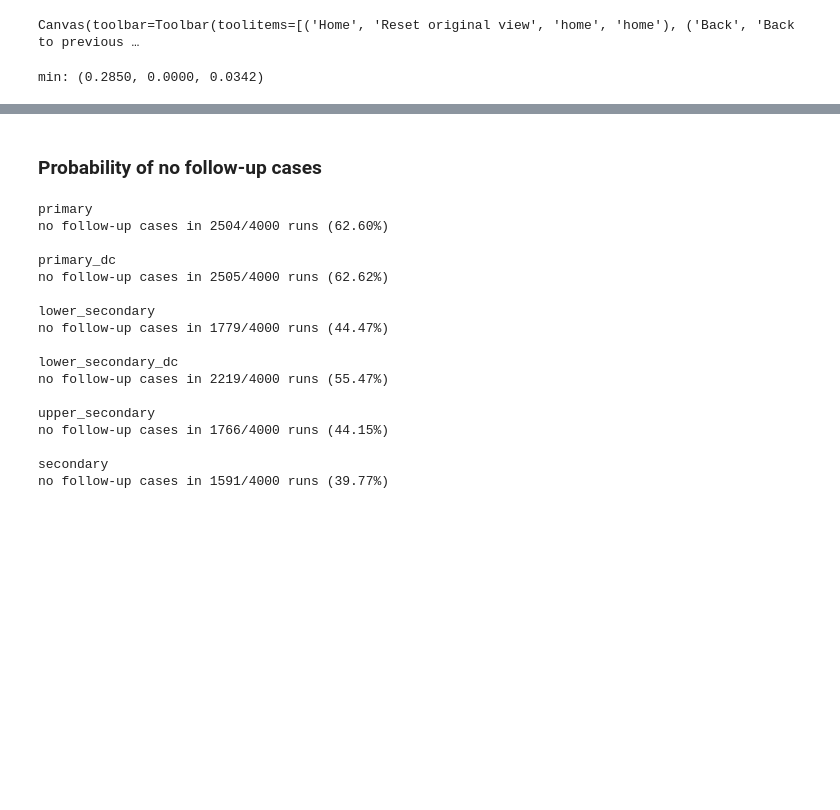
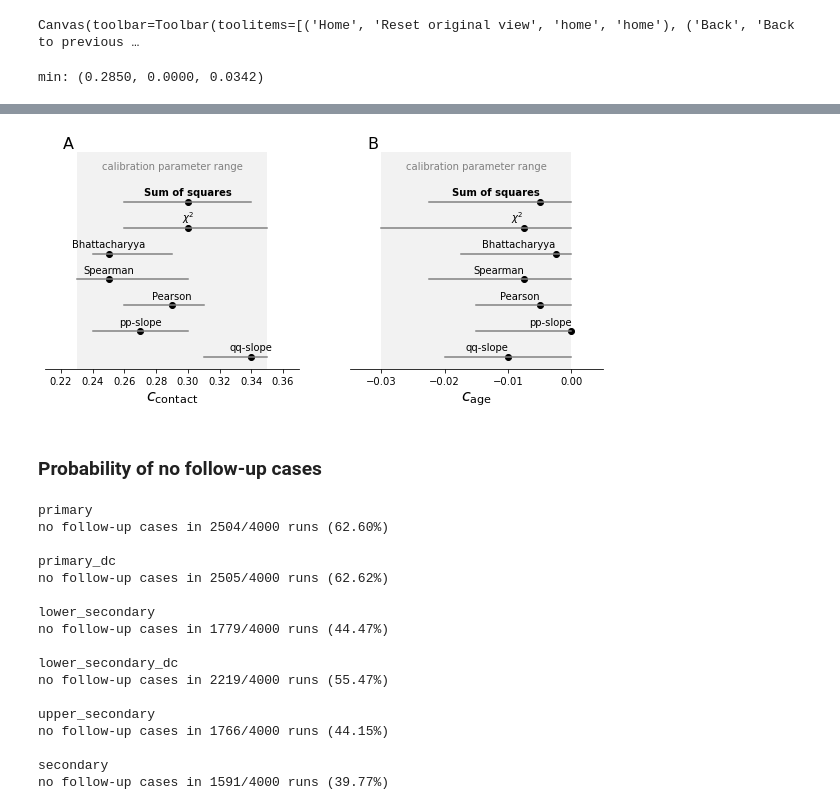
Before and after one commit to JanaLasser/school_SEIRX, a Jupyter notebook: code/calibration/calibration.ipynb, the cells around one changed output, grey strips where cells are left out. Saved outputs shown, nothing was run; the diff lists cells and outputs as text; code cells hidden in the pictures; blank space fills up the shorter version.

```diff
--- a/code/calibration/calibration.ipynb
+++ b/code/calibration/calibration.ipynb
@@ -745,3 +977,83 @@ min: (0.2850, 0.0000, 0.0342)
+# %%
+dst = '../../data/plots/calibration'
+fig, axes = plt.subplots(1, 2, figsize=(10, 4))
+
+distance_col_names = {
+    'chi2_distance':'$\\chi^2$',
+    'sum_of_squares':'Sum of squares',
+    'bhattacharyya_distance':'Bhattacharyya',
+    'pearsonr_difference':'Pearson',
+    'spearmanr_difference':'Spearman',
+    'pp_difference':'pp-slope',
+    'qq_difference':'qq-slope'
+}
+
+y_factor = 1.5
+
+for i, row in bs_df.iterrows():
+    fontweight = 'normal'
+    if row['distance_measure'] == 'sum_of_squares':
+        fontweight = 'bold'
+
+    axes[0].plot([row['cw_0.025'], row['cw_0.975']],
+                 [i * y_factor / 7, i * y_factor / 7],
+                 zorder=2, color=(0.5, 0.5, 0.5))
+    axes[1].plot([row['atd_0.025'], row['atd_0.975']],
+                 [i * y_factor / 7, i * y_factor / 7],
+                 zorder=2, color=(0.5, 0.5, 0.5))
+    axes[0].text(row['cw_median'], i * y_factor / 7 + 0.05,
+                 distance_col_names[row['distance_measure']], ha='center',
+                 fontweight=fontweight)
+    axes[1].text(row['atd_median'], i * y_factor / 7 + 0.05,
+                 distance_col_names[row['distance_measure']], ha='right',
+                 fontweight=fontweight)
+
+axes[0].scatter(bs_df['cw_median'],
+                [i * y_factor / 7 for i in range(len(bs_df))],
+                zorder=2, color='k')
+axes[1].scatter(bs_df['atd_median'],
+                [i * y_factor / 7 for i in range(len(bs_df))],
+                zorder=2, color='k')
+
+axes[0].set_xlim(contact_weights_fine[0] - 0.02,
+                 contact_weights_fine[-1] + 0.02)
+axes[1].set_xlim(age_transmission_discounts_fine[-1] - 0.005,
+                 age_transmission_discounts_fine[0] + 0.005)
+
+axes[0].set_xlabel('$c_\\mathrm{contact}$', fontsize=16)
+axes[1].set_xlabel('$c_\\mathrm{age}$', fontsize=16)
+
+for ax in axes:
+    ax.set_ylim(-0.1, 1 * y_factor + 0.2)
+    ax.spines['top'].set_visible(False)
+    ax.spines['right'].set_visible(False)
+    ax.spines['left'].set_visible(False)
+    ax.set_yticks([])
+
+x_span_cw = contact_weights_fine[-1] - contact_weights_fine[0]
+y_span = 1 * y_factor + 2
+rect_cw = patches.Rectangle((contact_weights_fine[0], -0.1), x_span_cw, y_span,
+                         edgecolor='none', facecolor=(0.95, 0.95, 0.95), zorder=1)
+x_span_atd = age_transmission_discounts_fine[-1] - \
+             age_transmission_discounts_fine[0]
+rect_atd = patches.Rectangle((age_transmission_discounts_fine[0], -0.1),
+                              x_span_atd, y_span, edgecolor='none',
+                             facecolor=(0.95, 0.95, 0.95), zorder=1)
+axes[0].add_patch(rect_cw)
+axes[1].add_patch(rect_atd)
+axes[0].text(contact_weights_fine[0] + x_span_cw / 2, 1 * y_factor + 0.05,
+             'calibration parameter range', ha='center', color=(0.5, 0.5, 0.5))
+axes[1].text(age_transmission_discounts_fine[0] + x_span_atd / 2, 1 * y_factor + 0.05,
+             'calibration parameter range', ha='center', color=(0.5, 0.5, 0.5))
+
+axes[1].set_xticks([-0.03, -0.02, -0.01, 0])
+
+fig.text(0.15, 0.89, 'A', fontsize=16)
+fig.text(0.572, 0.89, 'B', fontsize=16)
+
+plt.savefig(join(dst, 'parameter_confidence_intervals.pdf'))
+# %% [output]
+[figure, added]
 # %% [markdown]
 ### Probability of no follow-up cases
 # %%
```
Also changed, not shown: parts of 21 cells of this notebook.
